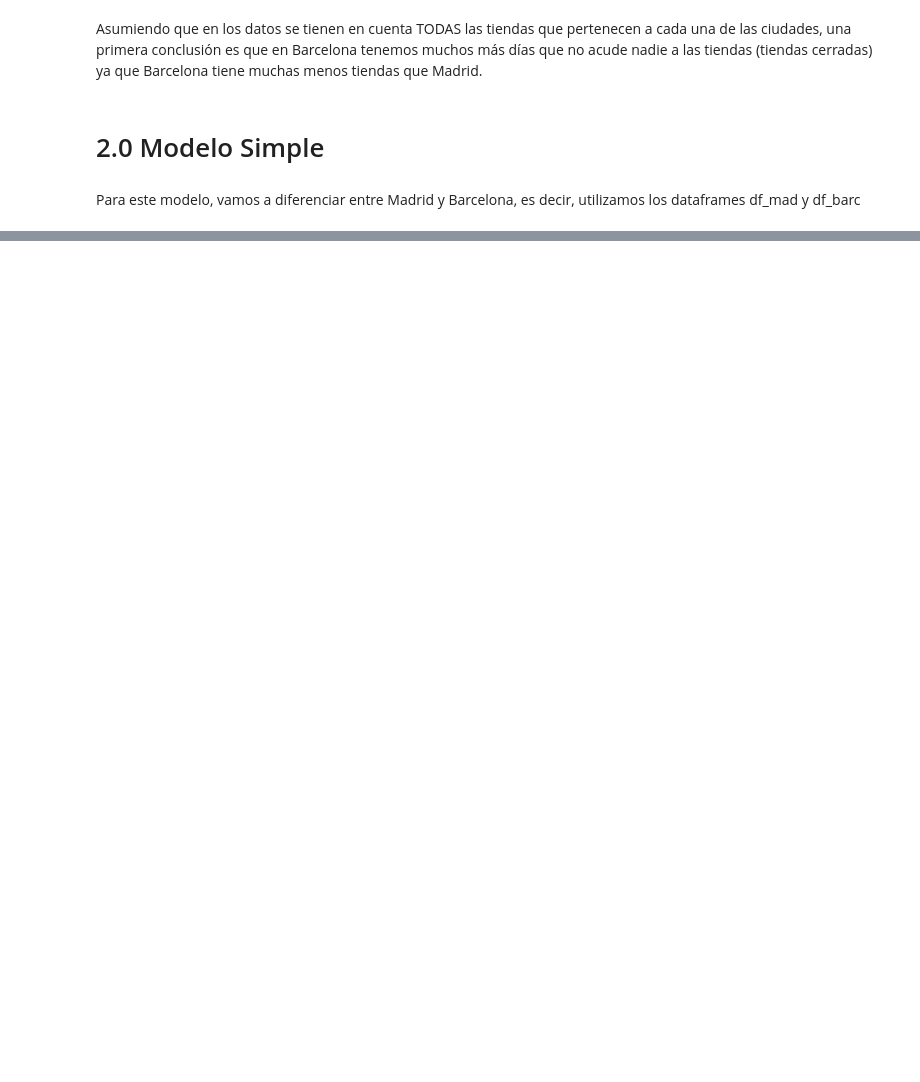
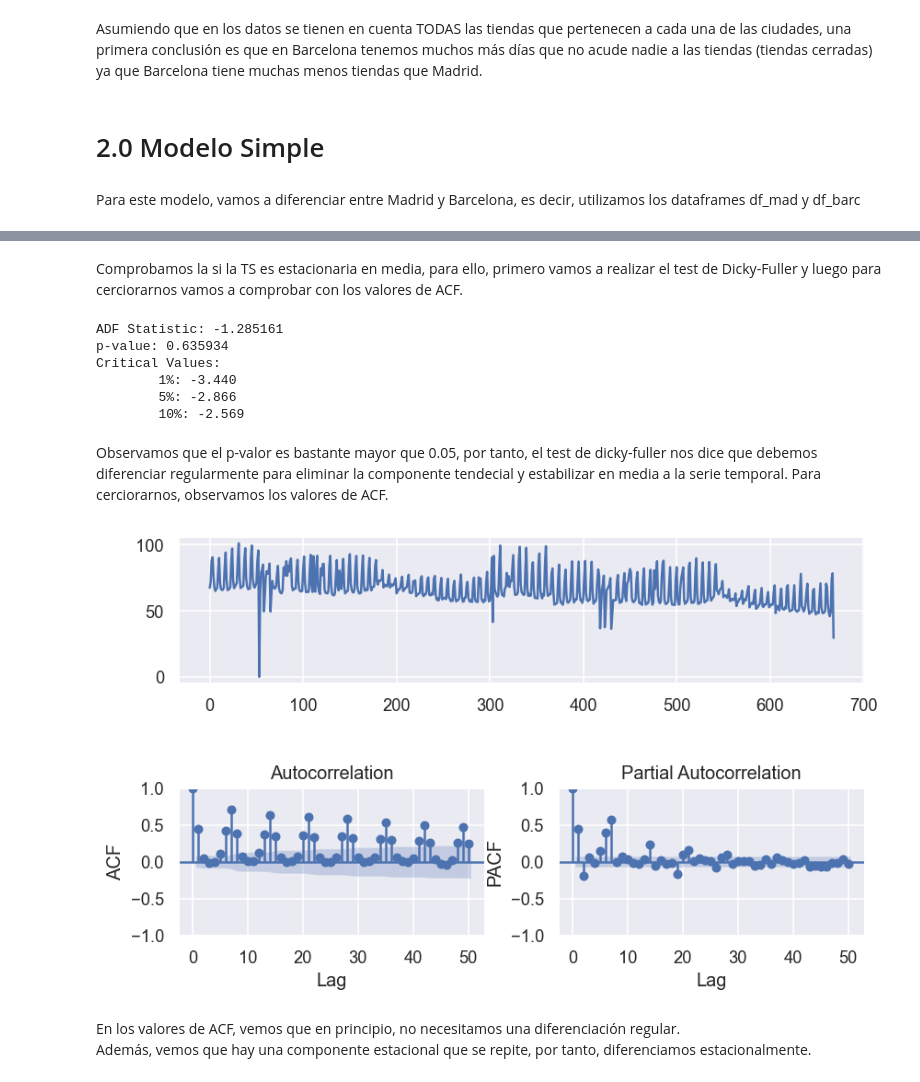
Before and after one commit to pcardenal5/DataFestImportBilly, a Jupyter notebook: scripts/visits_sarima.ipynb, the cells around one changed output, grey strips where cells are left out. Cells and saved outputs as stored; diff of their text form; code cells hidden in the pictures; blank space fills up the shorter version.

```diff
--- a/scripts/visits_sarima.ipynb
+++ b/scripts/visits_sarima.ipynb
@@ -127,0 +163,26 @@ ValueError: Data must be positive.
+# %% [markdown]
+Comprobamos la si la TS es estacionaria en media, para ello, primero vamos a realizar el test de Dicky-Fuller y luego para cerciorarnos vamos a comprobar con los valores de ACF.
+# %%
+# Alternative test - Augmented Dickey Fuller Test
+result = adfuller(df_mad['visits'].values)
+print('ADF Statistic: %f' % result[0])
+print('p-value: %f' % result[1])
+print('Critical Values:')
+for key, value in result[4].items():
+	print('\t%s: %.3f' % (key, value))
+# %% [output]
+ADF Statistic: -1.285161
+p-value: 0.635934
+Critical Values:
+        1%: -3.440
+        5%: -2.866
+        10%: -2.569
+# %% [markdown]
+Observamos que el p-valor es bastante mayor que 0.05, por tanto, el test de dicky-fuller nos dice que debemos diferenciar regularmente para eliminar la componente tendecial y estabilizar en media a la serie temporal. Para cerciorarnos, observamos los valores de ACF.
+# %%
+FT.ts_display(df_mad['visits'],lags=50)
+# %% [output]
+[figure, added]
+# %% [markdown]
+En los valores de ACF, vemos que en principio, no necesitamos una diferenciación regular.
+Además, vemos que hay una componente estacional que se repite, por tanto, diferenciamos estacionalmente.
```
Also changed, not shown: parts of 48 cells of this notebook.
